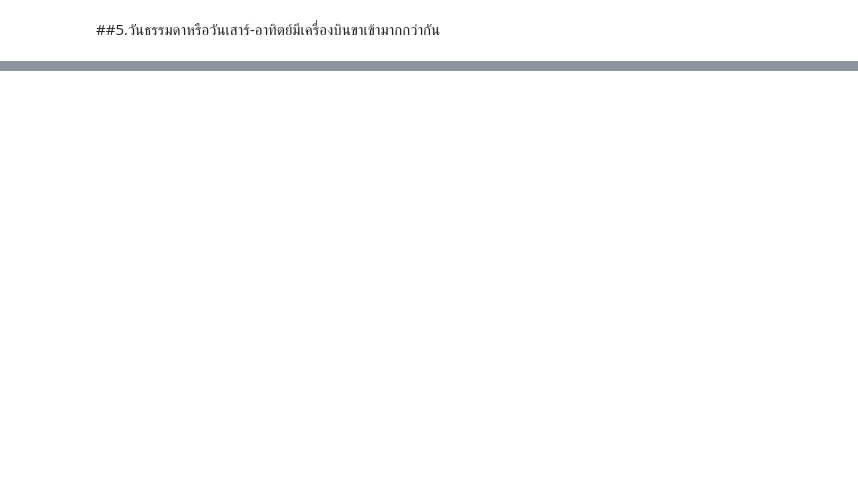
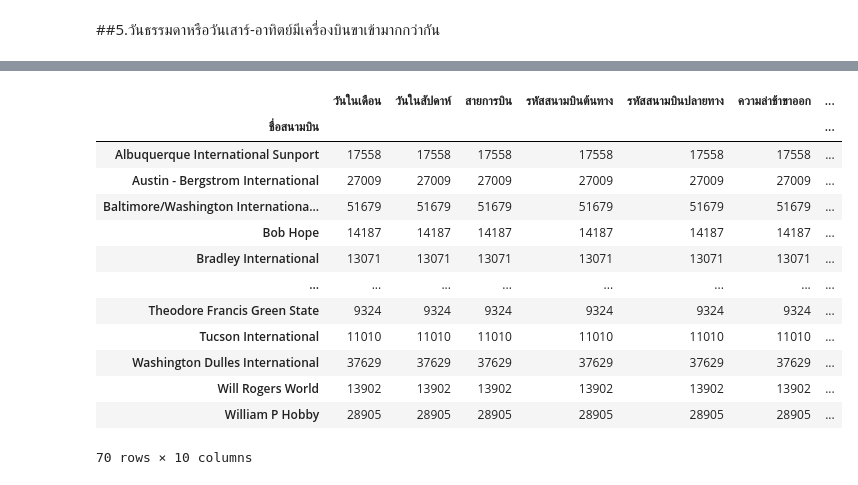
Before and after one commit to Thitichaya2000/DWDM21, a Jupyter notebook: MiniExam.ipynb, the cells around one changed output, grey strips where cells are left out. Cells and saved outputs as stored; diff of their text form; code cells hidden in the pictures; blank space fills up the shorter version.

```diff
--- a/MiniExam.ipynb
+++ b/MiniExam.ipynb
@@ -202,0 +202,3 @@ state1_min
+# %%
+merged_table = flights.merge(airports,how='left',left_on='รหัสสนามบินปลายทาง',right_on='รหัสสนามบิน') # how = ตารางหลัก left_on ตารางซ้ายของตารางหลัก ผูกกับ right_on id
+merged_table
@@ -202,0 +219,17 @@ state1_min
+# %%
+merged_table.groupby('ชื่อสนามบิน').count()
+# %% [output]
+|  | วันในเดือน | วันในสัปดาห์ | สายการบิน | รหัสสนามบินต้นทาง | รหัสสนามบินปลายทาง | ความล่าช้าขาออก | ... |
+| ชื่อสนามบิน |  |  |  |  |  |  | ... |
+| Albuquerque International Sunport | 17558 | 17558 | 17558 | 17558 | 17558 | 17558 | ... |
+| Austin - Bergstrom International | 27009 | 27009 | 27009 | 27009 | 27009 | 27009 | ... |
+| Baltimore/Washington Internationa... | 51679 | 51679 | 51679 | 51679 | 51679 | 51679 | ... |
+| Bob Hope | 14187 | 14187 | 14187 | 14187 | 14187 | 14187 | ... |
+| Bradley International | 13071 | 13071 | 13071 | 13071 | 13071 | 13071 | ... |
+| ... | ... | ... | ... | ... | ... | ... | ... |
+| Theodore Francis Green State | 9324 | 9324 | 9324 | 9324 | 9324 | 9324 | ... |
+| Tucson International | 11010 | 11010 | 11010 | 11010 | 11010 | 11010 | ... |
+| Washington Dulles International | 37629 | 37629 | 37629 | 37629 | 37629 | 37629 | ... |
+| Will Rogers World | 13902 | 13902 | 13902 | 13902 | 13902 | 13902 | ... |
+| William P Hobby | 28905 | 28905 | 28905 | 28905 | 28905 | 28905 | ... |
+70 rows × 10 columns
```
Also changed, not shown: parts of 16 cells of this notebook.
